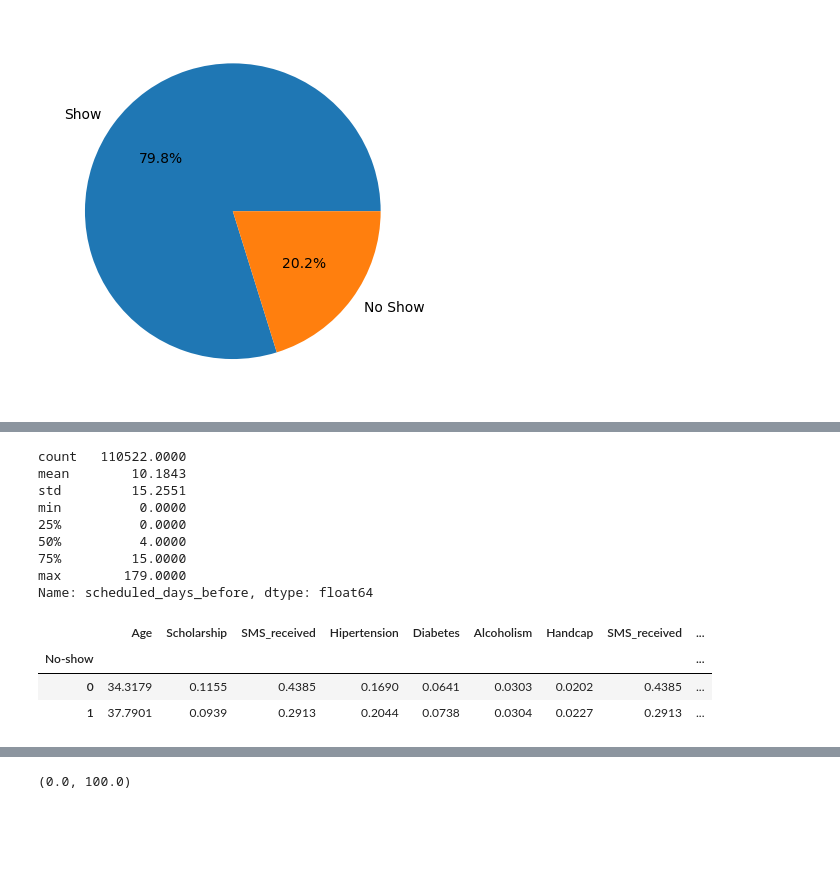
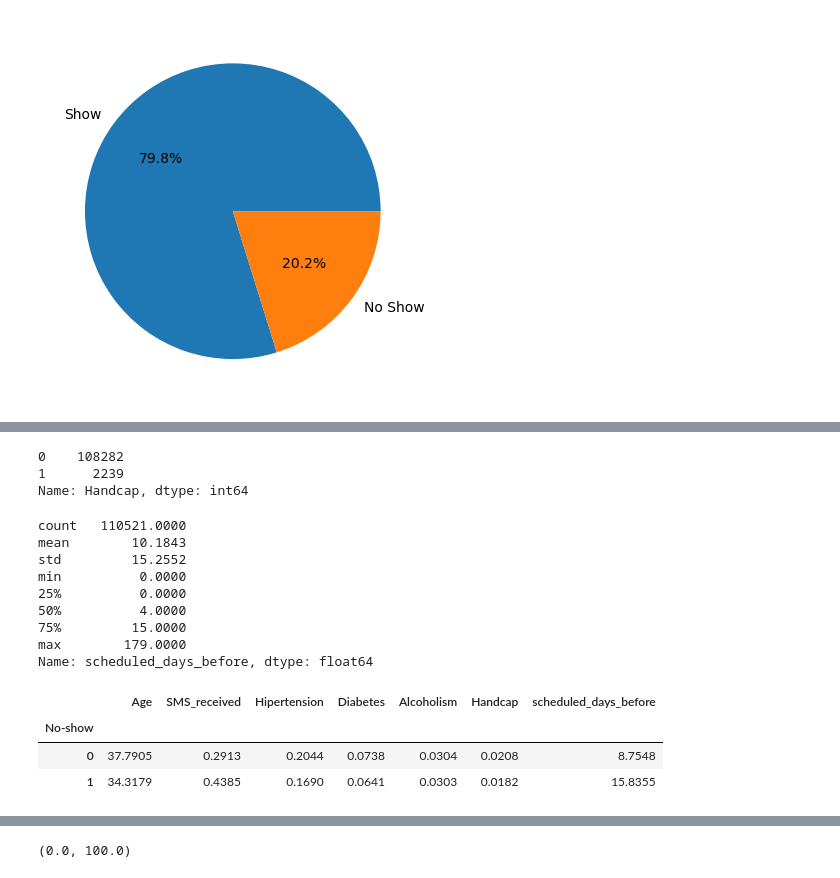
Before and after one commit to tammybenamitay/noshows, a Jupyter notebook: noshows.ipynb, the cells around one changed output, grey strips where cells are left out. Cells and saved outputs as stored; diff of their text form; code cells hidden in the pictures; blank space fills up the shorter version.

```diff
--- a/noshows.ipynb
+++ b/noshows.ipynb
@@ -91,5 +139,5 @@ plt.show()
 # %%
-df = orig
+df = orig.copy()
 
-df["No-show"] = df["No-show"].map({"Yes":0, "No": 1})
+df["No-show"] = df["No-show"].map({"Yes":1, "No": 0})
 df["Gender"] = df["Gender"].map({"M":0, "F": 1})
@@ -109,6 +182,10 @@ df[df["ScheduledDay"] > df["AppointmentDay"]]
 | 72362 | 3787481966821.0000 | 5655637 | 0 | 2016-05-04 | 2016-05-03 | 7 | TABUAZEIRO | 0 | ... |
 # %%
 df = df[df["ScheduledDay"] <= df["AppointmentDay"]]
+# %%
+#clean wrong data - age < 0
+
+df = df[df["Age"] >= 0]
 # %%
 #create new column - the interval between ScheduledDay and AppointmentDay
 
@@ -133,9 +208,18 @@ df
+# %%
+for v in [2,3,4]:
+    df.Handcap.replace(v,1,inplace=True)
+
+df.Handcap.value_counts()
+# %% [output]
+0    108282
+1      2239
+Name: Handcap, dtype: int64
 # %%
 df["scheduled_days_before"].describe()
 # %% [output]
-count   110522.0000
+count   110521.0000
 mean        10.1843
-std         15.2551
+std         15.2552
 min          0.0000
 25%          0.0000
 50%          4.0000
@@ -143,12 +227,12 @@ min          0.0000
 max        179.0000
 Name: scheduled_days_before, dtype: float64
 # %%
-df.groupby("No-show")["Age", "Scholarship", "SMS_received","Hipertension","Diabetes","Alcoholism","Handcap","SMS_received","scheduled_days_before"].mean()
+df.groupby("No-show")["Age", "SMS_received","Hipertension","Diabetes","Alcoholism","Handcap","scheduled_days_before"].mean()
 # %% [output]
-|  | Age | Scholarship | SMS_received | Hipertension | Diabetes | Alcoholism | Handcap | SMS_received | ... |
-| No-show |  |  |  |  |  |  |  |  | ... |
-| 0 | 34.3179 | 0.1155 | 0.4385 | 0.1690 | 0.0641 | 0.0303 | 0.0202 | 0.4385 | ... |
-| 1 | 37.7901 | 0.0939 | 0.2913 | 0.2044 | 0.0738 | 0.0304 | 0.0227 | 0.2913 | ... |
+|  | Age | SMS_received | Hipertension | Diabetes | Alcoholism | Handcap | scheduled_days_before |
+| No-show |  |  |  |  |  |  |  |
+| 0 | 37.7905 | 0.2913 | 0.2044 | 0.0738 | 0.0304 | 0.0208 | 8.7548 |
+| 1 | 34.3179 | 0.4385 | 0.1690 | 0.0641 | 0.0303 | 0.0182 | 15.8355 |
 # %%
 sns.heatmap(df.corr(), cmap="coolwarm")
 # %% [output]
```
Also changed, not shown: parts of 26 cells of this notebook.
